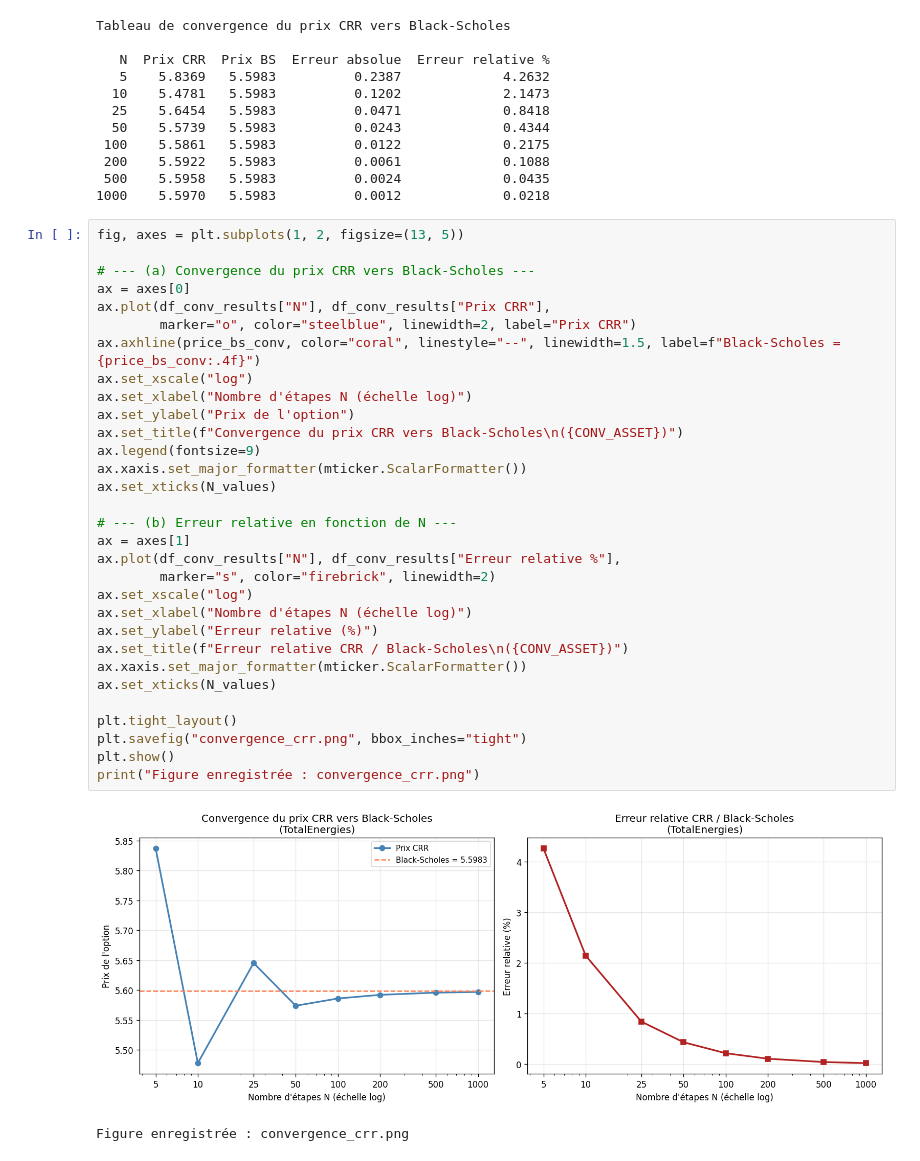
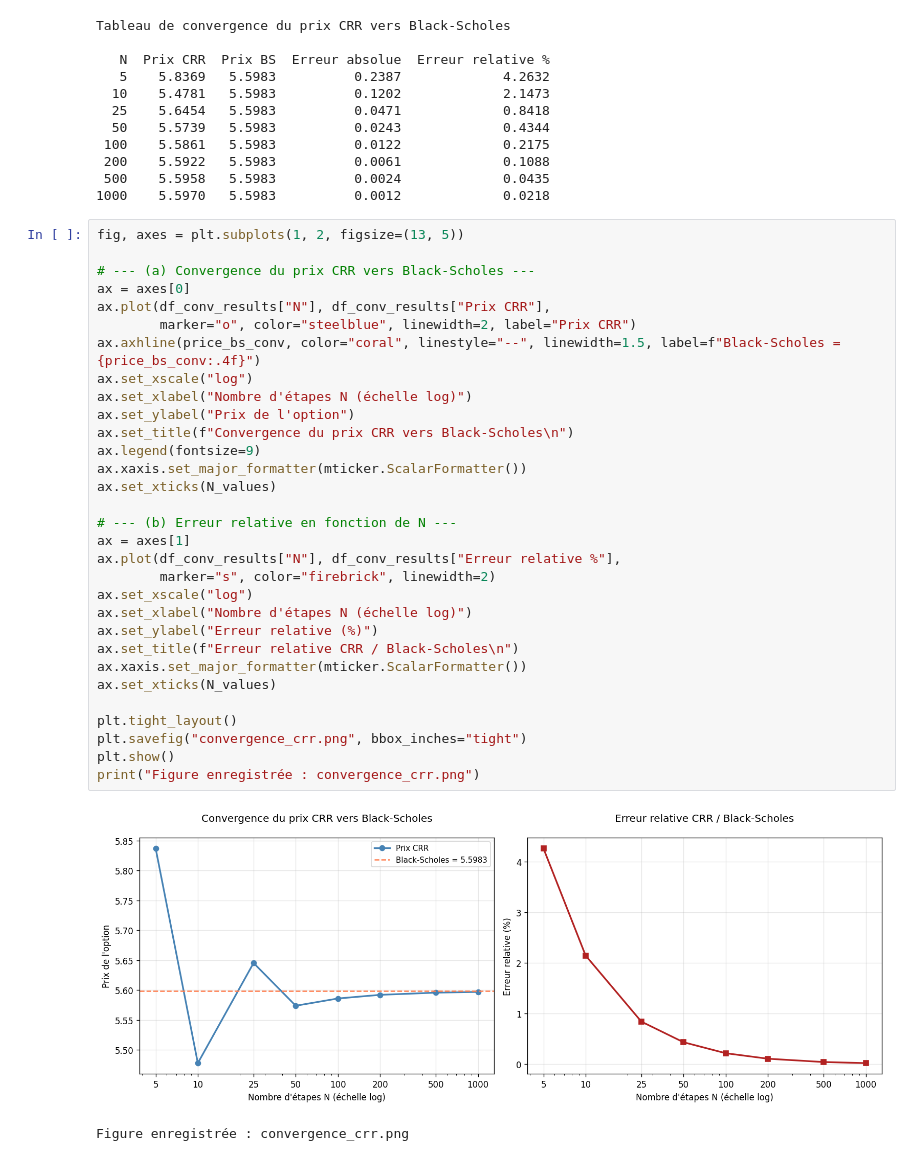
Before and after one commit to FDSena/Projet_4AMAM, a Jupyter notebook: notebooks/backtest_crr.ipynb, the cells around one changed output. Saved outputs shown, nothing was run; the diff lists cells and outputs as text.

```diff
--- a/notebooks/backtest_crr.ipynb
+++ b/notebooks/backtest_crr.ipynb
@@ -384,34 +384,34 @@ Tableau de convergence du prix CRR vers Black-Scholes
 # %%
 fig, axes = plt.subplots(1, 2, figsize=(13, 5))
 
 # --- (a) Convergence du prix CRR vers Black-Scholes ---
 ax = axes[0]
 ax.plot(df_conv_results["N"], df_conv_results["Prix CRR"],
         marker="o", color="steelblue", linewidth=2, label="Prix CRR")
 ax.axhline(price_bs_conv, color="coral", linestyle="--", linewidth=1.5, label=f"Black-Scholes = {price_bs_conv:.4f}")
 ax.set_xscale("log")
 ax.set_xlabel("Nombre d'étapes N (échelle log)")
 ax.set_ylabel("Prix de l'option")
-ax.set_title(f"Convergence du prix CRR vers Black-Scholes\n({CONV_ASSET})")
+ax.set_title(f"Convergence du prix CRR vers Black-Scholes\n")
 ax.legend(fontsize=9)
 ax.xaxis.set_major_formatter(mticker.ScalarFormatter())
 ax.set_xticks(N_values)
 
 # --- (b) Erreur relative en fonction de N ---
 ax = axes[1]
 ax.plot(df_conv_results["N"], df_conv_results["Erreur relative %"],
         marker="s", color="firebrick", linewidth=2)
 ax.set_xscale("log")
 ax.set_xlabel("Nombre d'étapes N (échelle log)")
 ax.set_ylabel("Erreur relative (%)")
-ax.set_title(f"Erreur relative CRR / Black-Scholes\n({CONV_ASSET})")
+ax.set_title(f"Erreur relative CRR / Black-Scholes\n")
 ax.xaxis.set_major_formatter(mticker.ScalarFormatter())
 ax.set_xticks(N_values)
 
 plt.tight_layout()
 plt.savefig("convergence_crr.png", bbox_inches="tight")
 plt.show()
 print("Figure enregistrée : convergence_crr.png")
 # %% [output]
-[figure, old version]
+[figure, new version]
 Figure enregistrée : convergence_crr.png
```
Also changed, not shown: parts of 1 cell of this notebook, 3 other files.
